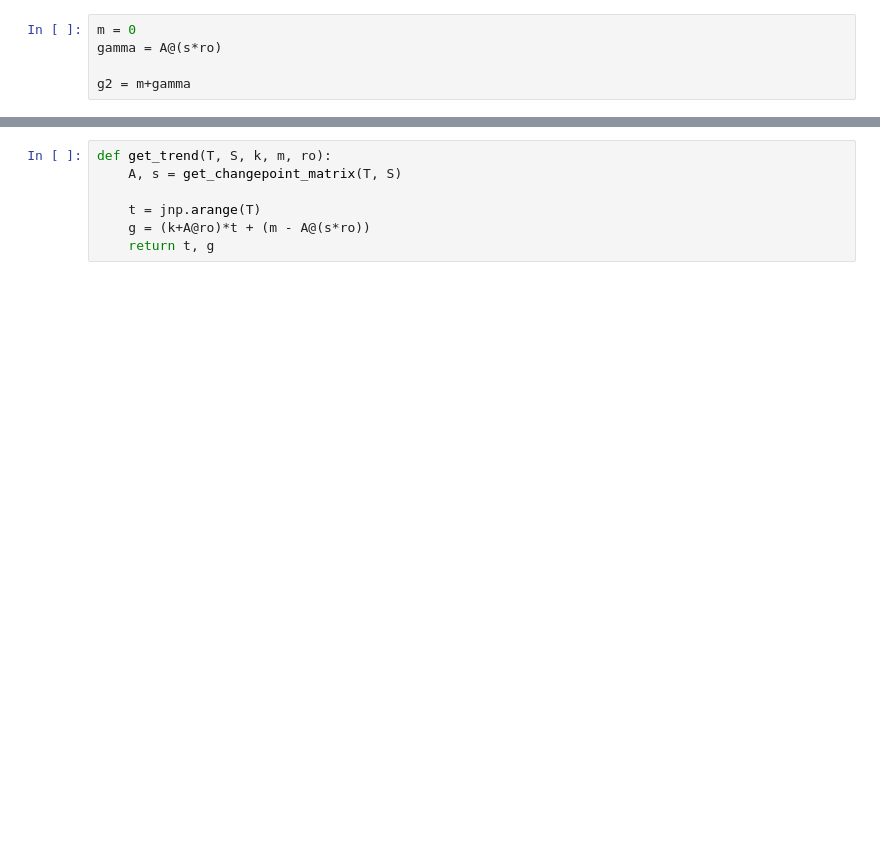
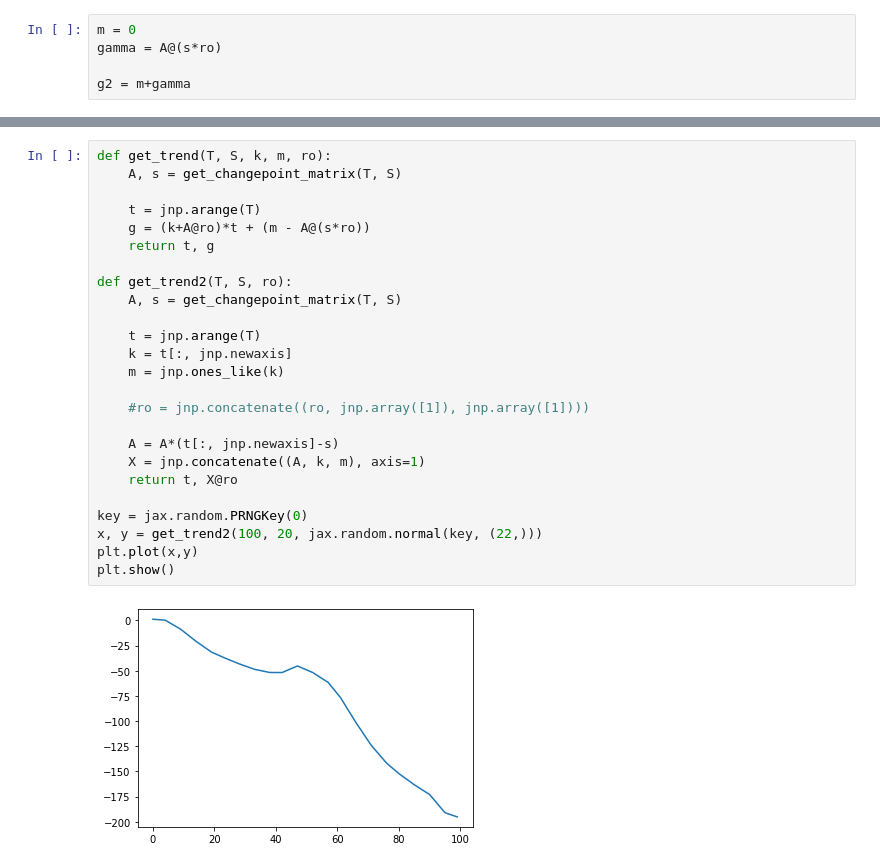
Before and after one commit to DominikHuss/AITech-forecasting, a Jupyter notebook: trend_prophet.ipynb, the cells around one changed output, grey strips where cells are left out. Drawn from its saved outputs; the diff is of its cells as text; blank space fills up the shorter version.

```diff
--- a/trend_prophet.ipynb
+++ b/trend_prophet.ipynb
@@ -38,10 +57,30 @@ plt.show()
-# %%
-def get_trend(T, S, k, m, ro):
-    A, s = get_changepoint_matrix(T, S)
-
-    t = jnp.arange(T)
-    g = (k+A@ro)*t + (m - A@(s*ro))
-    return t, g
+# %%
+def get_trend(T, S, k, m, ro):
+    A, s = get_changepoint_matrix(T, S)
+
+    t = jnp.arange(T)
+    g = (k+A@ro)*t + (m - A@(s*ro))
+    return t, g
+
+def get_trend2(T, S, ro):
+    A, s = get_changepoint_matrix(T, S)
+
+    t = jnp.arange(T)
+    k = t[:, jnp.newaxis]
+    m = jnp.ones_like(k)
+
+    #ro = jnp.concatenate((ro, jnp.array([1]), jnp.array([1])))
+
+    A = A*(t[:, jnp.newaxis]-s)
+    X = jnp.concatenate((A, k, m), axis=1)
+    return t, X@ro
+
+key = jax.random.PRNGKey(0)
+x, y = get_trend2(100, 20, jax.random.normal(key, (22,)))
+plt.plot(x,y)
+plt.show()
+# %% [output]
+[figure, added]
 # %%
 key = jax.random.PRNGKey(0)
 
```
Also changed, not shown: parts of 4 cells of this notebook, 2 other files.
